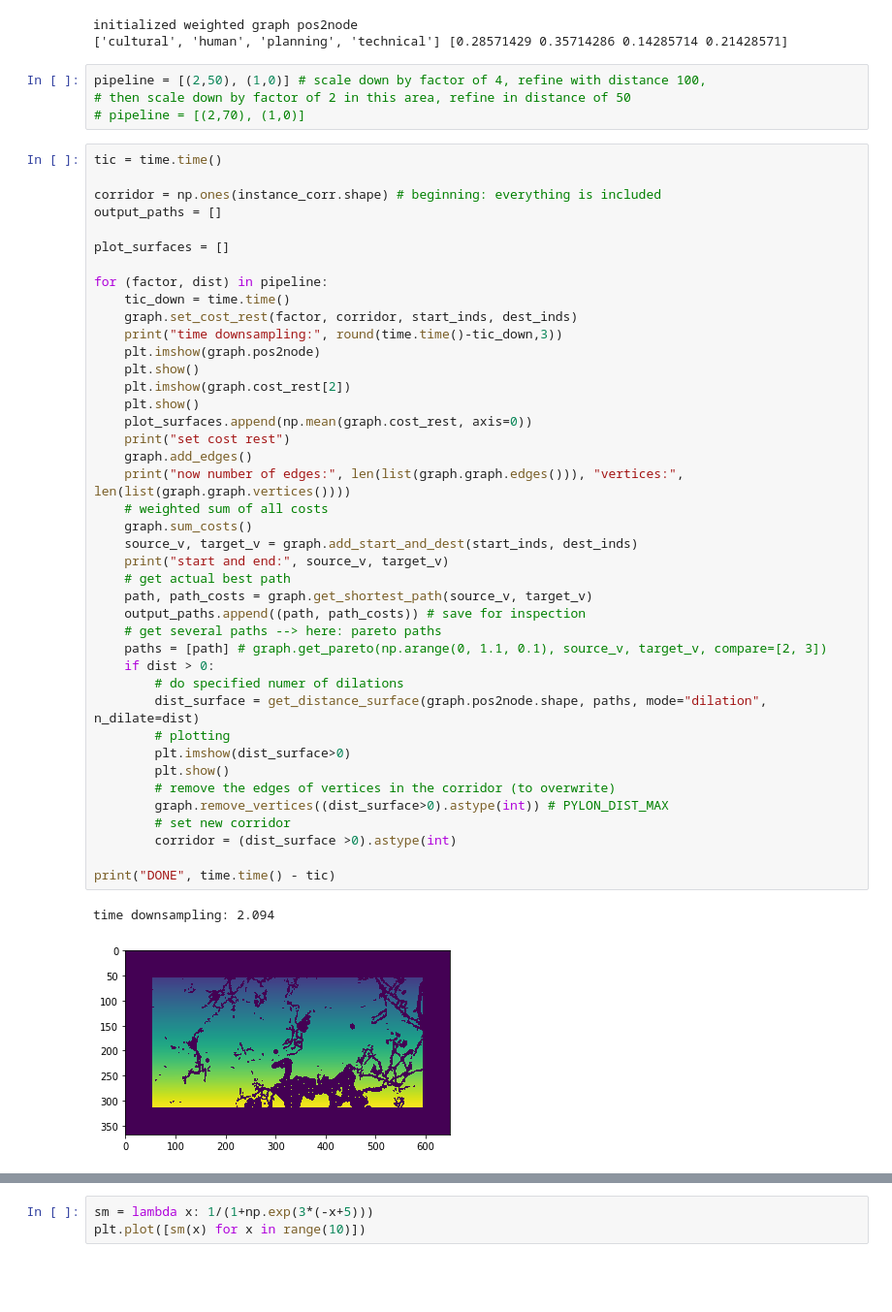
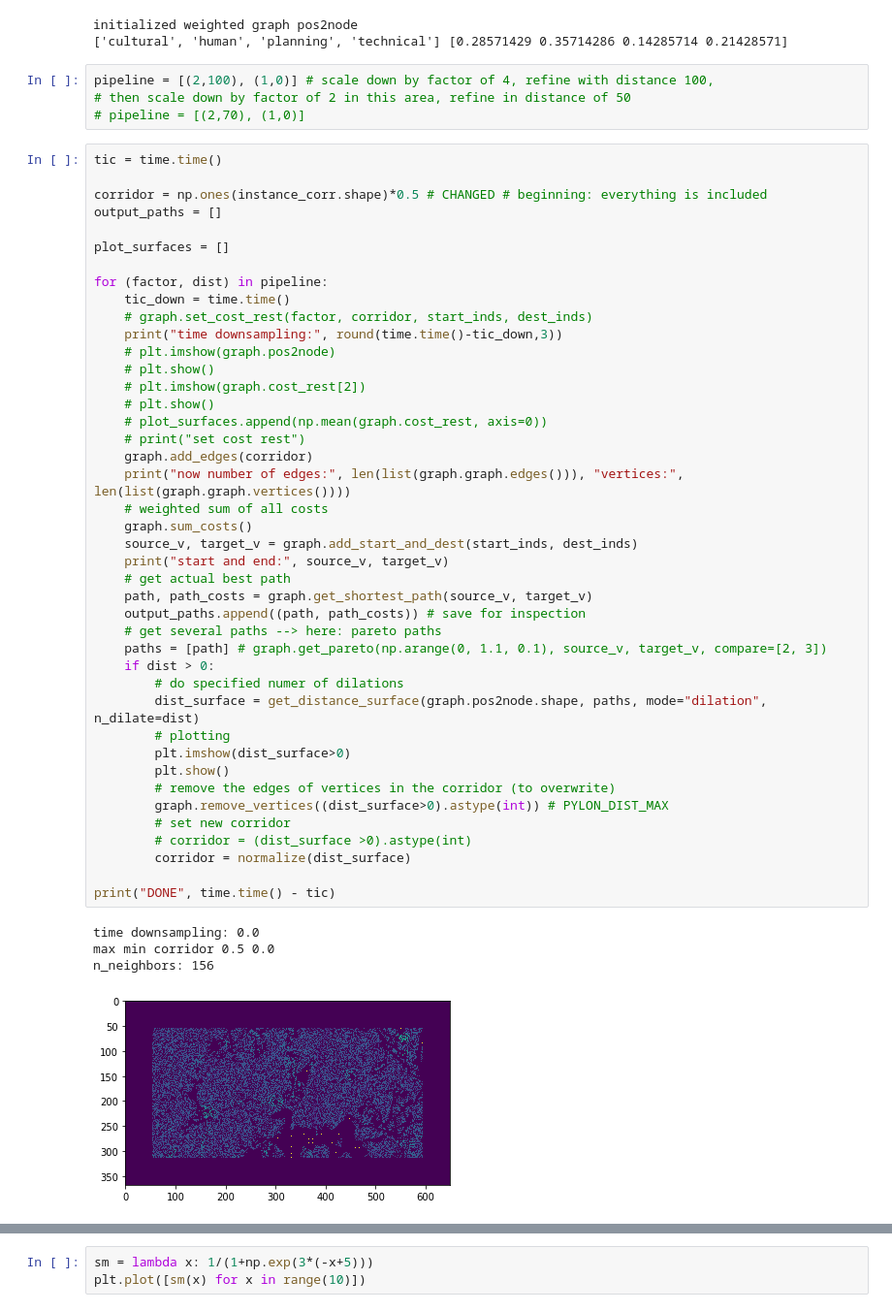
Before and after one commit to NinaWie/PowerPlanner, a Jupyter notebook: notebooks/scale_pipeline.ipynb, the cells around one changed output, grey strips where cells are left out. Shown at 97% size. Cells and saved outputs as stored; diff of their text form; blank space fills up the shorter version.

Commit message:
random graph first version

```diff
--- a/notebooks/scale_pipeline.ipynb
+++ b/notebooks/scale_pipeline.ipynb
@@ -150,50 +150,53 @@ graph.set_shift(PYLON_DIST_MIN, PYLON_DIST_MAX, vec, MAX_ANGLE)
 initialized weighted graph pos2node
 ['cultural', 'human', 'planning', 'technical'] [0.28571429 0.35714286 0.14285714 0.21428571]
 # %%
-pipeline = [(2,50), (1,0)] # scale down by factor of 4, refine with distance 100,
+pipeline = [(2,100), (1,0)] # scale down by factor of 4, refine with distance 100,
 # then scale down by factor of 2 in this area, refine in distance of 50
 # pipeline = [(2,70), (1,0)]
 # %%
 tic = time.time()
 
-corridor = np.ones(instance_corr.shape) # beginning: everything is included
+corridor = np.ones(instance_corr.shape)*0.5 # CHANGED # beginning: everything is included
 output_paths = []
 
 plot_surfaces = []
 
 for (factor, dist) in pipeline:
     tic_down = time.time()
-    graph.set_cost_rest(factor, corridor, start_inds, dest_inds)
+    # graph.set_cost_rest(factor, corridor, start_inds, dest_inds)
     print("time downsampling:", round(time.time()-tic_down,3))
-    plt.imshow(graph.pos2node)
-    plt.show()
-    plt.imshow(graph.cost_rest[2])
-    plt.show()
-    plot_surfaces.append(np.mean(graph.cost_rest, axis=0))
-    print("set cost rest")
-    graph.add_edges()
+    # plt.imshow(graph.pos2node)
+    # plt.show()
+    # plt.imshow(graph.cost_rest[2])
+    # plt.show()
+    # plot_surfaces.append(np.mean(graph.cost_rest, axis=0))
+    # print("set cost rest")
+    graph.add_edges(corridor)
     print("now number of edges:", len(list(graph.graph.edges())), "vertices:", len(list(graph.graph.vertices())))
     # weighted sum of all costs
     graph.sum_costs()
     source_v, target_v = graph.add_start_and_dest(start_inds, dest_inds)
     print("start and end:", source_v, target_v)
     # get actual best path
     path, path_costs = graph.get_shortest_path(source_v, target_v)
     output_paths.append((path, path_costs)) # save for inspection
     # get several paths --> here: pareto paths
     paths = [path] # graph.get_pareto(np.arange(0, 1.1, 0.1), source_v, target_v, compare=[2, 3])
     if dist > 0:
         # do specified numer of dilations
         dist_surface = get_distance_surface(graph.pos2node.shape, paths, mode="dilation", n_dilate=dist)
         # plotting
         plt.imshow(dist_surface>0)
         plt.show()
         # remove the edges of vertices in the corridor (to overwrite)
         graph.remove_vertices((dist_surface>0).astype(int)) # PYLON_DIST_MAX
         # set new corridor
-        corridor = (dist_surface >0).astype(int)
+        # corridor = (dist_surface >0).astype(int)
+        corridor = normalize(dist_surface)
 
 print("DONE", time.time() - tic)
 # %% [output]
-time downsampling: 2.094
+time downsampling: 0.0
+max min corridor 0.5 0.0
+n_neighbors: 156
-[figure, old version]
+[figure, new version]
```
Also changed, not shown: parts of 16 cells of this notebook, 5 other files.
